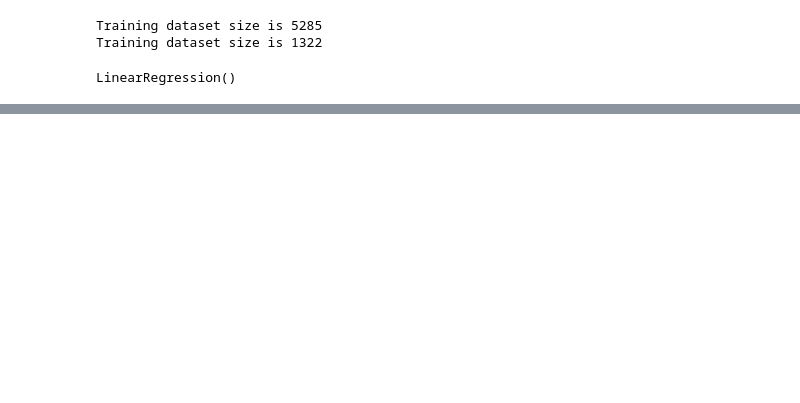
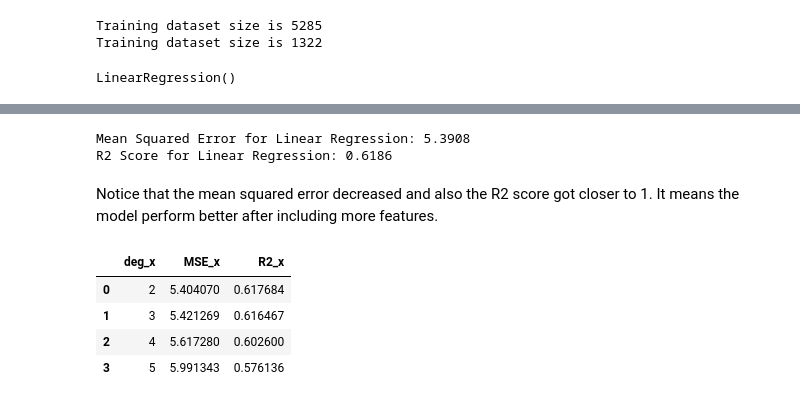
Before and after one commit to AamirJafaq/Student-Score-Prediction, a Jupyter notebook: Student_Score_Prediction_Model.ipynb, the cells around one changed output, grey strips where cells are left out. Drawn from its saved outputs; the diff is of its cells as text; code cells hidden in the pictures; blank space fills up the shorter version.

```diff
--- a/Student_Score_Prediction_Model.ipynb
+++ b/Student_Score_Prediction_Model.ipynb
@@ -217,0 +225,3 @@ array([[62.86503887],
+# %%
+X=data[["Hours_Studied", "Sleep_Hours", "Attendance", "Parental_Involvement"]]
+y=data[["Exam_Score"]]
@@ -217,0 +232,4 @@ array([[62.86503887],
+# %%
+order = [["Low", "Medium", "High"]]
+ordinal_encod=OrdinalEncoder(categories=order)
+X["Parental_Involvement"]=ordinal_encod.fit_transform(X["Parental_Involvement"].values.reshape(-1,1))
@@ -217,0 +242,31 @@ array([[62.86503887],
+# %%
+X_train_x, X_test_x, y_train_x, y_test_x = train_test_split(X, y, test_size=0.2, random_state=42)
+linear_model_x=LinearRegression()
+linear_model_x.fit(X_train_x, y_train_x)
+y_pred_x=linear_model_x.predict(X_test_x)
+# %%
+print(f"Mean Squared Error for Linear Regression: {mean_squared_error(y_test_x, y_pred_x):.4f}")
+print(f"R2 Score for Linear Regression: {r2_score(y_test_x, y_pred_x):.4f}")
+# %% [output]
+Mean Squared Error for Linear Regression: 5.3908
+R2 Score for Linear Regression: 0.6186
+# %% [markdown]
+Notice that the mean squared error decreased and also the R2 score got closer to 1. It means the model perform better after including more features.
+# %%
+metrics_x=[]
+y_lpred_x=[]
+for deg in range(2,6):
+  model=Pipeline([("poly_x", PolynomialFeatures(degree=deg, include_bias=True)), ("linear_Model_x", LinearRegression())])
+  model.fit(X_train_x, y_train_x)
+  y_lpred_x.append({f"y_pred_x{deg}": model.predict(X_test_x)})
+  MSE= mean_squared_error(y_test_x, y_lpred_x[deg-2][f"y_pred_x{deg}"])
+  R2 = r2_score(y_test_x, y_lpred_x[deg-2][f"y_pred_x{deg}"])
+  metrics_x.append({"deg_x": deg, "MSE_x": MSE, "R2_x": R2})
+metrics_x = pd.DataFrame(metrics_x).sort_values("deg_x")
+metrics_x
+# %% [output]
+|  | deg_x | MSE_x | R2_x |
+| 0 | 2 | 5.404070 | 0.617684 |
+| 1 | 3 | 5.421269 | 0.616467 |
+| 2 | 4 | 5.617280 | 0.602600 |
+| 3 | 5 | 5.991343 | 0.576136 |
```
Also changed, not shown: parts of 34 cells of this notebook.
